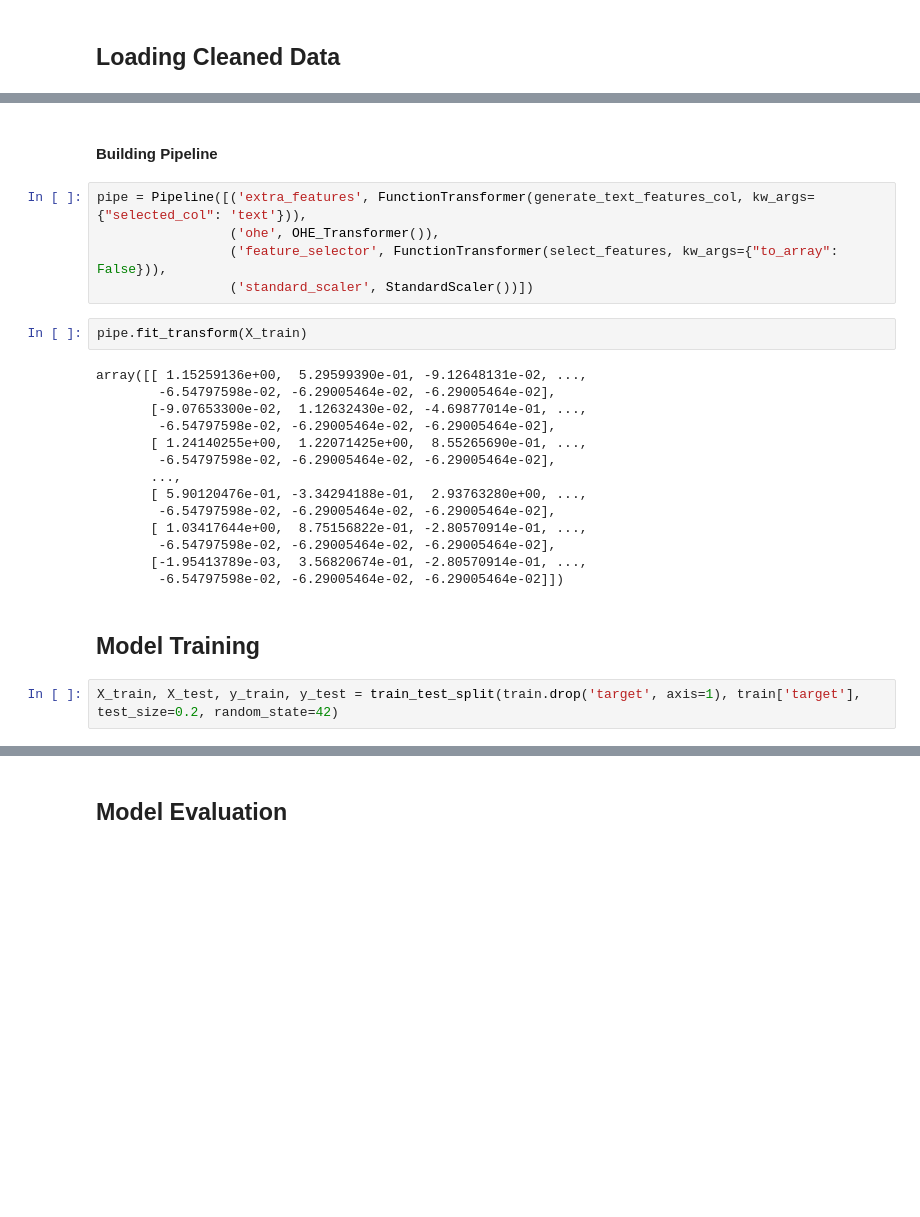
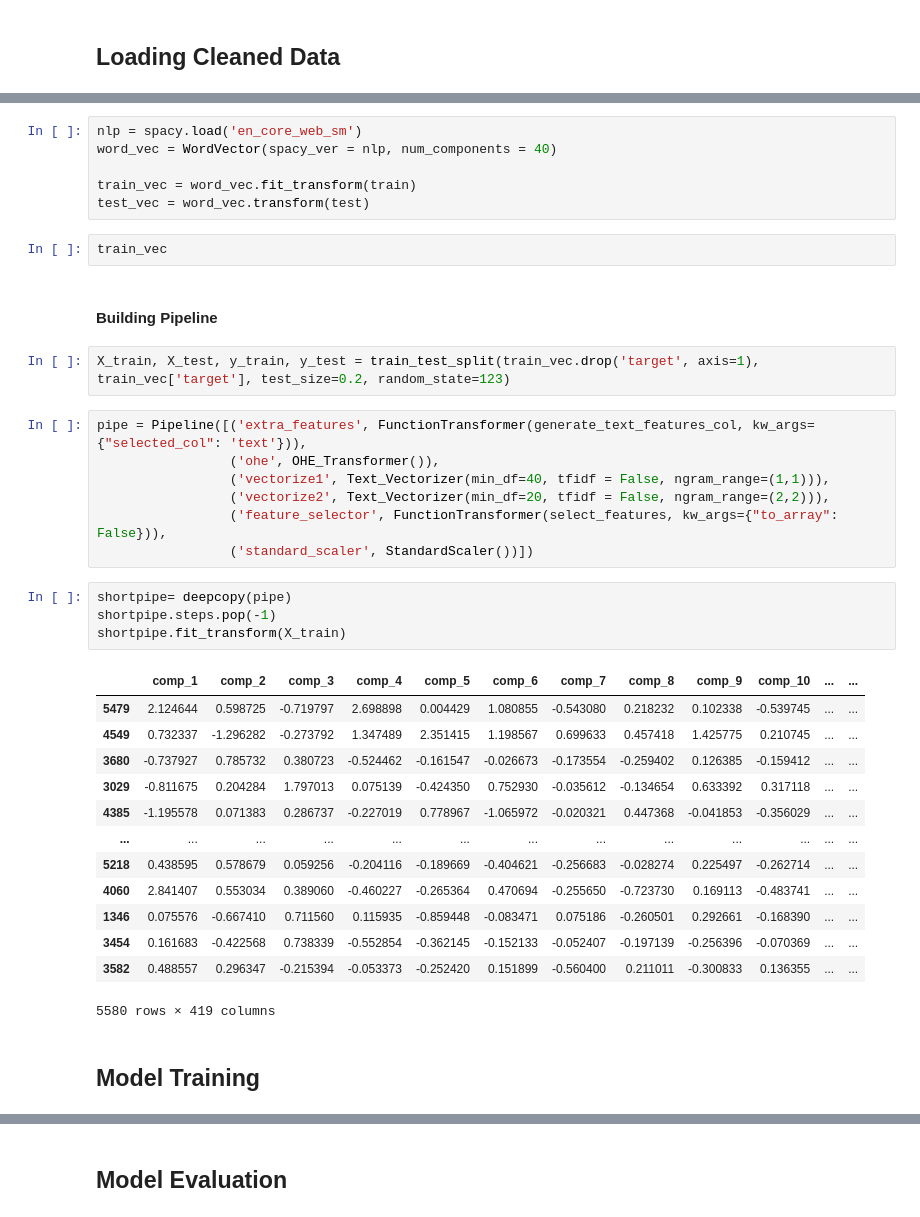
Before and after one commit to tuawong/kaggle-disaster-tweets, a Jupyter notebook: 02_disaster_tweets_FeatureExtraction&Model.ipynb, the cells around one changed output, grey strips where cells are left out. Saved outputs shown, nothing was run; the diff lists cells and outputs as text; blank space fills up the shorter version.

Commit message:
data processing pipeline with ohe for keyword and vectorizer for body text

```diff
--- a/02_disaster_tweets_FeatureExtraction&Model.ipynb
+++ b/02_disaster_tweets_FeatureExtraction&Model.ipynb
@@ -116,30 +160,42 @@ feature_selector.transform(test_transform)
+# %%
+nlp = spacy.load('en_core_web_sm')
+word_vec = WordVector(spacy_ver = nlp, num_components = 40)
+
+train_vec = word_vec.fit_transform(train)
+test_vec = word_vec.transform(test)
+# %%
+train_vec
 # %% [markdown]
 #### Building Pipeline
+# %%
+X_train, X_test, y_train, y_test = train_test_split(train_vec.drop('target', axis=1), train_vec['target'], test_size=0.2, random_state=123)
 # %%
 pipe = Pipeline([('extra_features', FunctionTransformer(generate_text_features_col, kw_args={"selected_col": 'text'})),
                  ('ohe', OHE_Transformer()),
+                 ('vectorize1', Text_Vectorizer(min_df=40, tfidf = False, ngram_range=(1,1))),
+                 ('vectorize2', Text_Vectorizer(min_df=20, tfidf = False, ngram_range=(2,2))),
                  ('feature_selector', FunctionTransformer(select_features, kw_args={"to_array": False})),
                  ('standard_scaler', StandardScaler())])
-# %%
-pipe.fit_transform(X_train)
-# %% [output]
-array([[ 1.15259136e+00,  5.29599390e-01, -9.12648131e-02, ...,
-        -6.54797598e-02, -6.29005464e-02, -6.29005464e-02],
-       [-9.07653300e-02,  1.12632430e-02, -4.69877014e-01, ...,
-        -6.54797598e-02, -6.29005464e-02, -6.29005464e-02],
-       [ 1.24140255e+00,  1.22071425e+00,  8.55265690e-01, ...,
-        -6.54797598e-02, -6.29005464e-02, -6.29005464e-02],
-       ...,
-       [ 5.90120476e-01, -3.34294188e-01,  2.93763280e+00, ...,
-        -6.54797598e-02, -6.29005464e-02, -6.29005464e-02],
-       [ 1.03417644e+00,  8.75156822e-01, -2.80570914e-01, ...,
-        -6.54797598e-02, -6.29005464e-02, -6.29005464e-02],
-       [-1.95413789e-03,  3.56820674e-01, -2.80570914e-01, ...,
-        -6.54797598e-02, -6.29005464e-02, -6.29005464e-02]])
+# %%
+shortpipe= deepcopy(pipe)
+shortpipe.steps.pop(-1)
+shortpipe.fit_transform(X_train)
+# %% [output]
+|  | comp_1 | comp_2 | comp_3 | comp_4 | comp_5 | comp_6 | comp_7 | comp_8 | comp_9 | comp_10 | ... | ... |
+| 5479 | 2.124644 | 0.598725 | -0.719797 | 2.698898 | 0.004429 | 1.080855 | -0.543080 | 0.218232 | 0.102338 | -0.539745 | ... | ... |
+| 4549 | 0.732337 | -1.296282 | -0.273792 | 1.347489 | 2.351415 | 1.198567 | 0.699633 | 0.457418 | 1.425775 | 0.210745 | ... | ... |
+| 3680 | -0.737927 | 0.785732 | 0.380723 | -0.524462 | -0.161547 | -0.026673 | -0.173554 | -0.259402 | 0.126385 | -0.159412 | ... | ... |
+| 3029 | -0.811675 | 0.204284 | 1.797013 | 0.075139 | -0.424350 | 0.752930 | -0.035612 | -0.134654 | 0.633392 | 0.317118 | ... | ... |
+| 4385 | -1.195578 | 0.071383 | 0.286737 | -0.227019 | 0.778967 | -1.065972 | -0.020321 | 0.447368 | -0.041853 | -0.356029 | ... | ... |
+| ... | ... | ... | ... | ... | ... | ... | ... | ... | ... | ... | ... | ... |
+| 5218 | 0.438595 | 0.578679 | 0.059256 | -0.204116 | -0.189669 | -0.404621 | -0.256683 | -0.028274 | 0.225497 | -0.262714 | ... | ... |
+| 4060 | 2.841407 | 0.553034 | 0.389060 | -0.460227 | -0.265364 | 0.470694 | -0.255650 | -0.723730 | 0.169113 | -0.483741 | ... | ... |
+| 1346 | 0.075576 | -0.667410 | 0.711560 | 0.115935 | -0.859448 | -0.083471 | 0.075186 | -0.260501 | 0.292661 | -0.168390 | ... | ... |
+| 3454 | 0.161683 | -0.422568 | 0.738339 | -0.552854 | -0.362145 | -0.152133 | -0.052407 | -0.197139 | -0.256396 | -0.070369 | ... | ... |
+| 3582 | 0.488557 | 0.296347 | -0.215394 | -0.053373 | -0.252420 | 0.151899 | -0.560400 | 0.211011 | -0.300833 | 0.136355 | ... | ... |
+5580 rows × 419 columns
 # %% [markdown]
 ## Model Training
-# %%
-X_train, X_test, y_train, y_test = train_test_split(train.drop('target', axis=1), train['target'], test_size=0.2, random_state=42)
 # %%
 lr_pipe = deepcopy(pipe)
 lr_pipe.steps.append(['logistic',  LogisticRegression(penalty='l1', solver='liblinear')])
```
Also changed, not shown: parts of 25 cells of this notebook, 1 other file.
